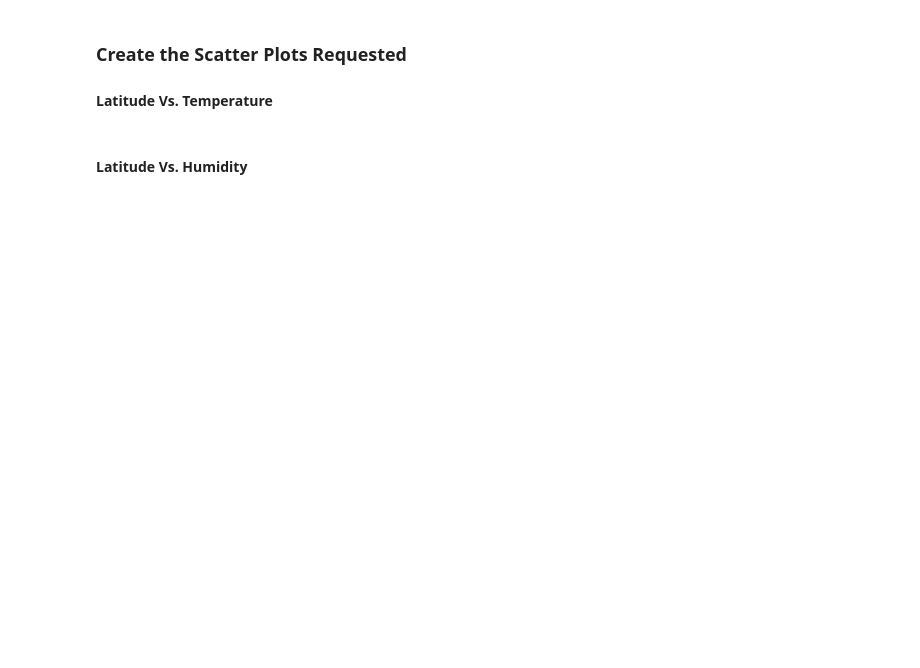
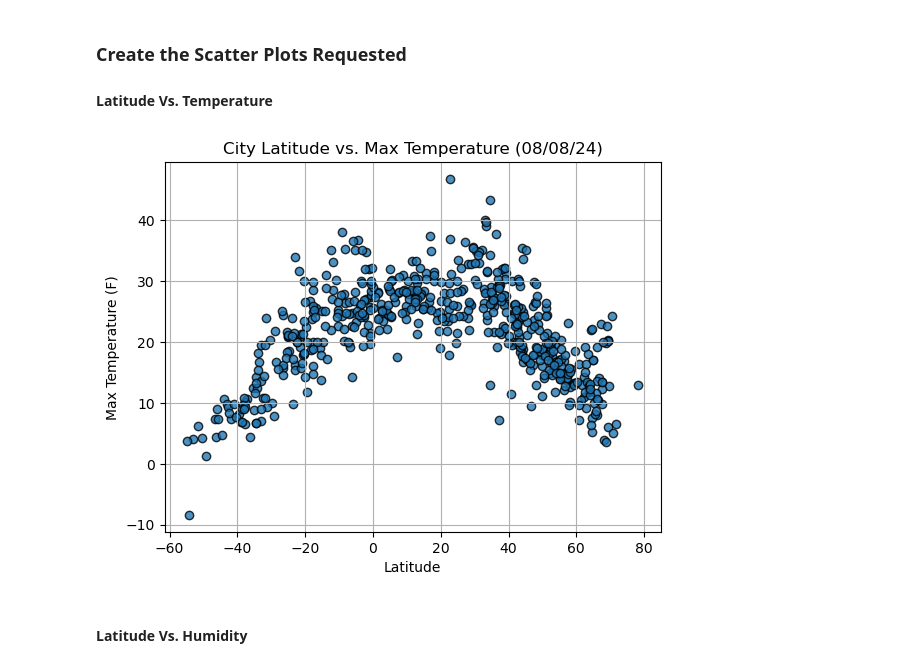
Before and after one commit to AndrewSobiech/python-api-challenge, a Jupyter notebook: WeatherPy/WeatherPy.ipynb, the cells around one changed output. Saved outputs shown, nothing was run; the diff lists cells and outputs as text; code cells hidden in the pictures; blank space fills up the shorter version.

```diff
--- a/WeatherPy/WeatherPy.ipynb
+++ b/WeatherPy/WeatherPy.ipynb
@@ -148,16 +192,23 @@ city_data_df.head()
 #### Latitude Vs. Temperature
 # %%
 # Build scatter plot for latitude vs. temperature
-# YOUR CODE HERE
+plt.scatter(city_data_df['Lat'], city_data_df['Max Temp'],
+            edgecolor="black", linewidths=1, marker="o",
+            alpha=0.8, label="Cities")
 
 # Incorporate the other graph properties
-# YOUR CODE HERE
+plt.title("City Latitude vs. Max Temperature (%s)" % time.strftime("%x"))
+plt.ylabel("Max Temperature (F)")
+plt.xlabel("Latitude")
+plt.grid(True)
 
 # Save the figure
 plt.savefig("output_data/Fig1.png")
 
 # Show plot
 plt.show()
+# %% [output]
+[figure, added]
 # %% [markdown]
 #### Latitude Vs. Humidity
 # %%
```
Also changed, not shown: parts of 30 cells of this notebook, 12 other files.
